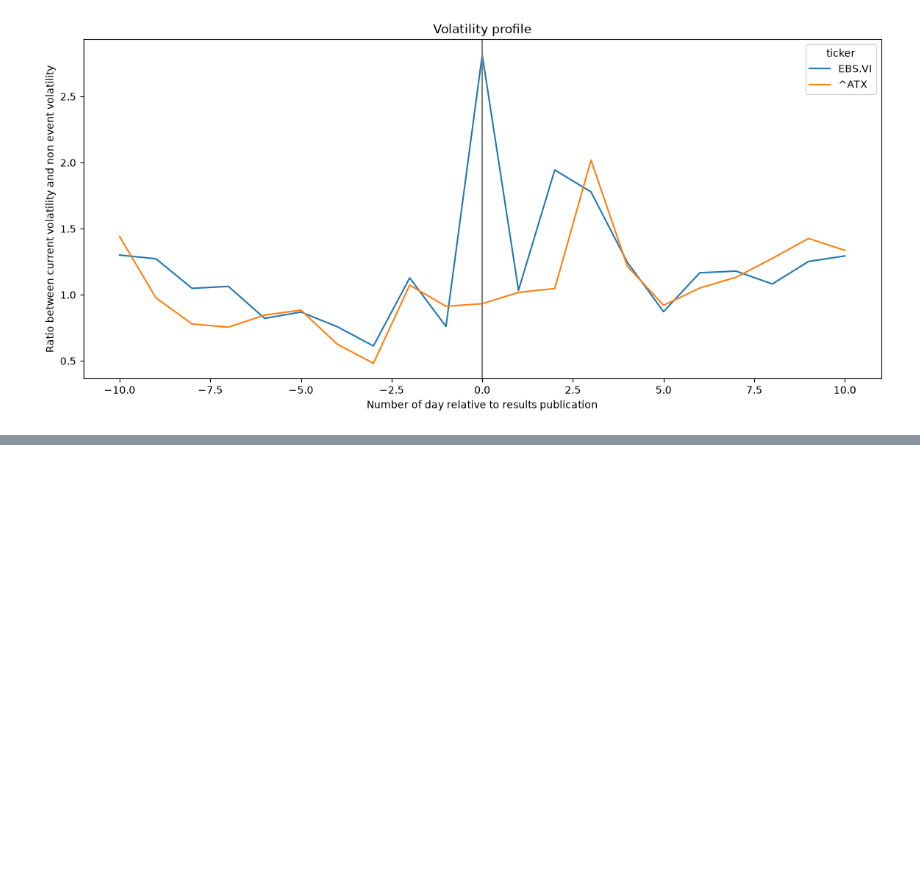
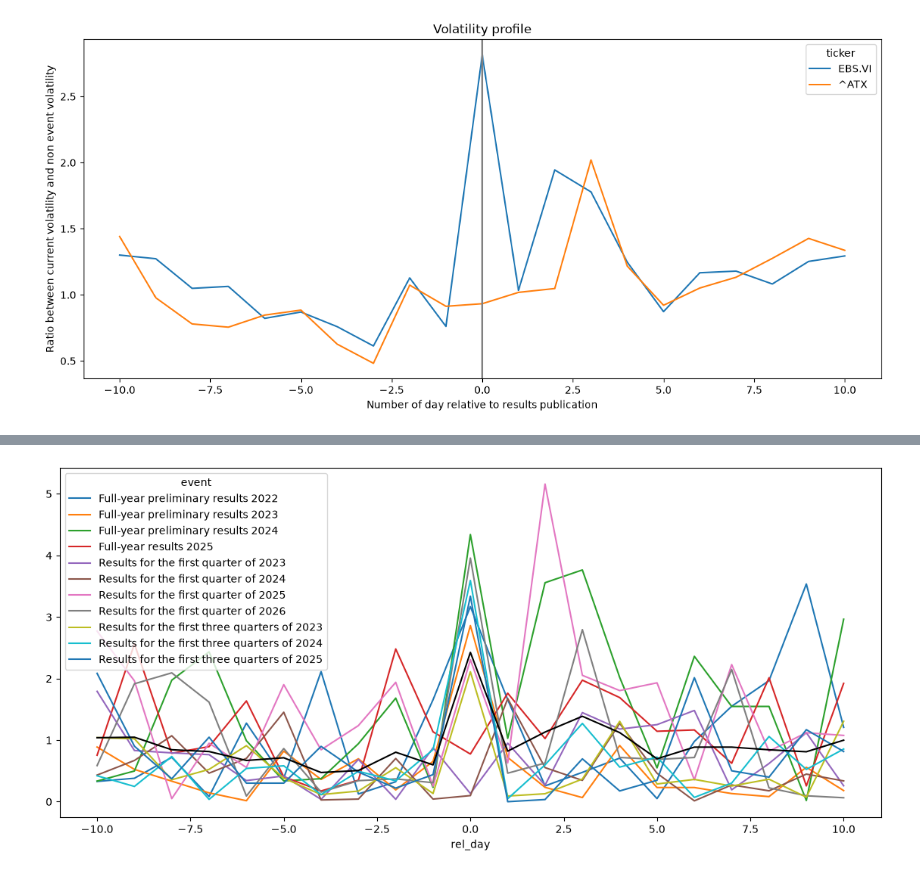
Before and after one commit to fedjabogataj/Erste-Earning-Volatility, a Jupyter notebook: analysis.ipynb, the cells around one changed output, grey strips where cells are left out. Saved outputs shown, nothing was run; the diff lists cells and outputs as text; code cells hidden in the pictures; blank space fills up the shorter version.

```diff
--- a/analysis.ipynb
+++ b/analysis.ipynb
@@ -283,3 +300,7 @@ ax.set_title("Volatility profile")
 plt.show()
 # %% [output]
 [figure]
+# %%
+panel["event_volatility"] = panel.groupby(["ticker", "event_id"])["log_returns"].transform(lambda x: np.sqrt(x**2))
+panel["event_volatility_ratio"] = panel["event_volatility"]/panel.index.get_level_values("ticker").map(baseline)
+print(panel)
@@ -285,0 +325,9 @@ plt.show()
+# %%
+profile = panel[(panel.index.get_level_values("ticker")=="EBS.VI") & (~panel["event_id"].isna())]
+profile = profile.pivot(index="rel_day",columns="event",values="event_volatility_ratio")
+fig, ax = plt.subplots(figsize=(14,6))
+profile.plot(ax=ax)
+profile.mean(axis=1).plot(ax=ax,color="black",label="mean")
+plt.show()
+# %% [output]
+[figure, added]
```
Also changed, not shown: parts of 5 cells of this notebook.
